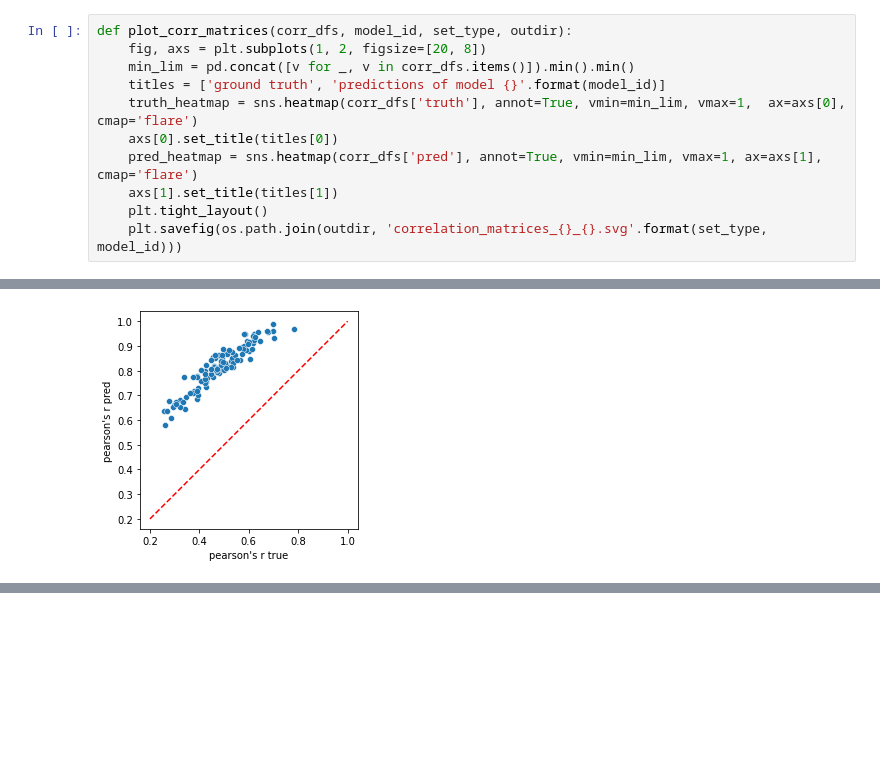
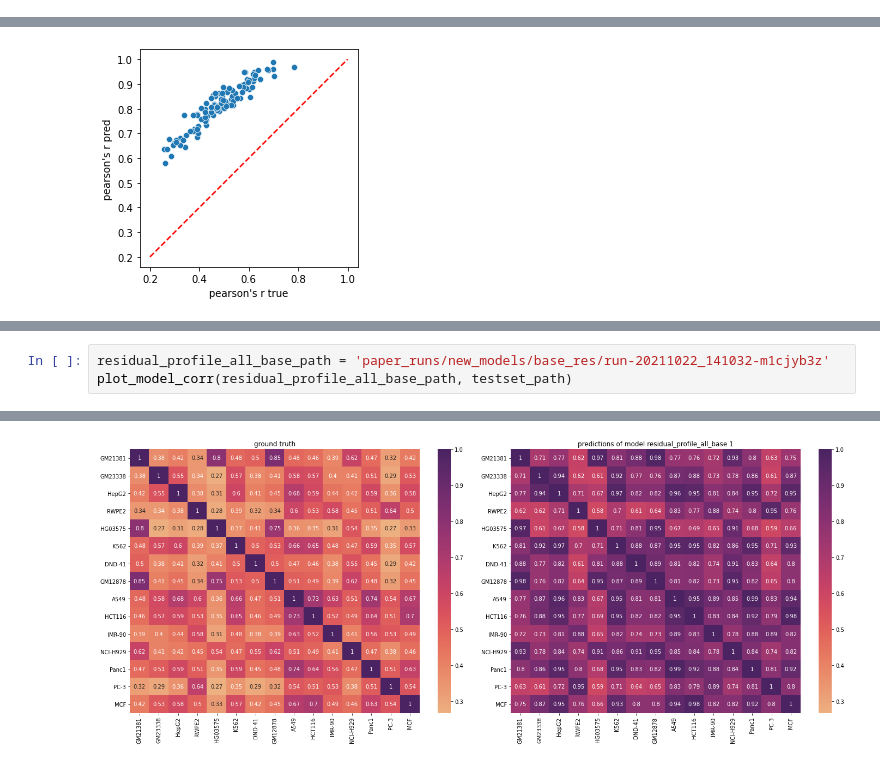
Before and after one commit to amberT15/QuantPred, a Jupyter notebook: correlation_matrix.ipynb, the cells around one changed output, grey strips where cells are left out. Cells and saved outputs as stored; diff of their text form; blank space fills up the shorter version.

```diff
--- a/correlation_matrix.ipynb
+++ b/correlation_matrix.ipynb
@@ -72,17 +72,6 @@ def scatter_cell_line_prs(corr_dfs, model_id, set_type, outdir):
     plt.plot(x, x, 'r--')
     ax.set_aspect(1./ax.get_data_ratio())
     plt.savefig(os.path.join(outdir, 'correlation_scatterplot_{}_{}.svg'.format(set_type, model_id)))
-# %%
-def plot_corr_matrices(corr_dfs, model_id, set_type, outdir):
-    fig, axs = plt.subplots(1, 2, figsize=[20, 8])
-    min_lim = pd.concat([v for _, v in corr_dfs.items()]).min().min()
-    titles = ['ground truth', 'predictions of model {}'.format(model_id)]
-    truth_heatmap = sns.heatmap(corr_dfs['truth'], annot=True, vmin=min_lim, vmax=1,  ax=axs[0], cmap='flare')
-    axs[0].set_title(titles[0])
-    pred_heatmap = sns.heatmap(corr_dfs['pred'], annot=True, vmin=min_lim, vmax=1, ax=axs[1], cmap='flare')
-    axs[1].set_title(titles[1])
-    plt.tight_layout()
-    plt.savefig(os.path.join(outdir, 'correlation_matrices_{}_{}.svg'.format(set_type, model_id)))
 # %%
 get_corr_dfs_and_plots(run_dirs[0])
 # %% [output]
@@ -142,0 +189,4 @@ ax.set_aspect(1./ax.get_data_ratio())
+# %%
+residual_profile_all_base_path = 'paper_runs/new_models/base_res/run-20211022_141032-m1cjyb3z'
+plot_model_corr(residual_profile_all_base_path, testset_path)
+# %% [output]
@@ -142,0 +194 @@ ax.set_aspect(1./ax.get_data_ratio())
+[figure, added]
```
Also changed, not shown: parts of 9 cells of this notebook.
